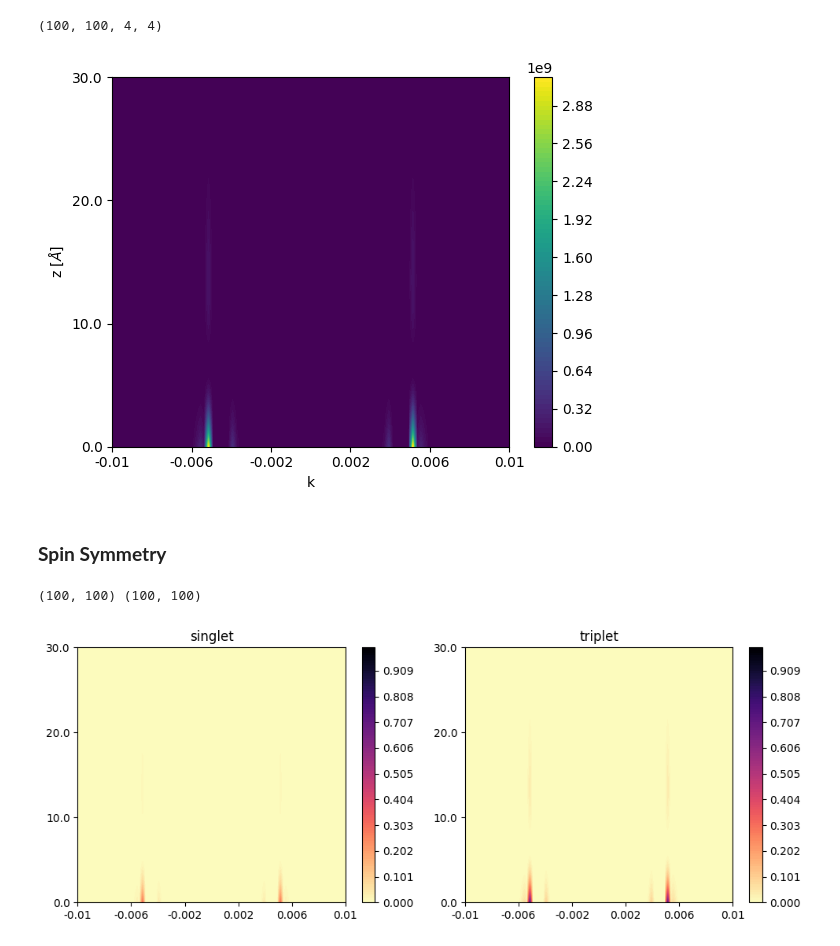
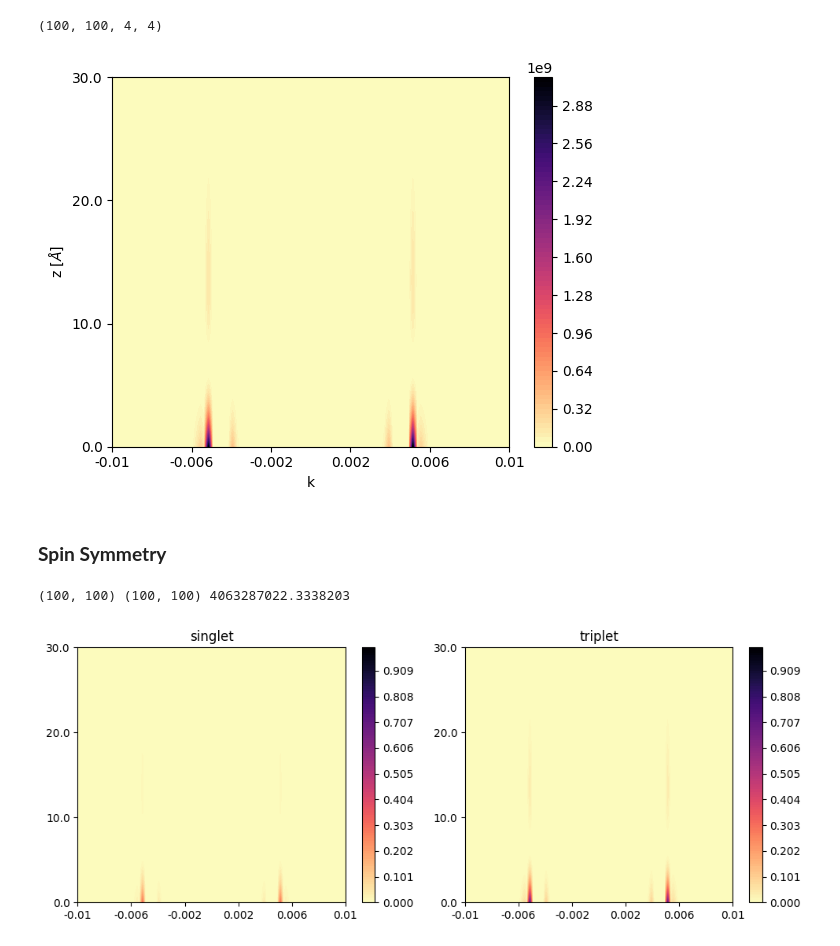
Before and after one commit to danidimic/MTI_SC_Gorkov, a Jupyter notebook: Pairing_Averaged_pMTI.ipynb, the cells around one changed output. Cells and saved outputs as stored; diff of their text form; code cells hidden in the pictures.

```diff
--- a/Pairing_Averaged_pMTI.ipynb
+++ b/Pairing_Averaged_pMTI.ipynb
@@ -23,12 +23,12 @@ Gamma = np.matrix([[1,0],[0,1],[1,0],[0,1]])
 Nlat = 100; d = 100.; dZ = d/(Nlat-1)
 
 egval = []; spinors = []
-momentum = np.linspace(-0.15, 0.15, 201)
+momentum = np.linspace(-0.15, 0.15, 101)
 
 for k in momentum:
 
     # eigenstates
-    lattice, egv, wf = eigenstates(Nlat=Nlat, dZ=dZ, kx = k, ky = 0., L = 0.020)
+    lattice, egv, wf = eigenstates(Nlat=Nlat, dZ=dZ, kx = k, ky = 0., L = 0.020, C=0.025, D1=0, D2=0)
 
     # indices for sorting by absolute value
     idx_sort = np.argsort(egv)
@@ -68,10 +68,23 @@ ax.set_ylim(-0.35,0.35);
 # %%
 from matplotlib.colors import Normalize
+from matplotlib.colors import LinearSegmentedColormap
+
+# Custom colormap with wide black region
+colors = [
+    (0.0, (0, 0, 1)),   # blue at left
+    (0.5, (0, 0, 0)),   # black starts early
+    (0.5, (0, 0, 0)),   # black ends late
+    (1.0, (1, 0, 0))    # red at right
+]
+
+# Create the colormap
+cmap = LinearSegmentedColormap.from_list("blue_wideblack_red", colors, N=256)
 
 # figure
 fig, ax = plt.subplots(1)
 # horizontal line zero energy
-ax.axhline(0, ls='--', lw=2, c='red')
+ax.axhline(0, ls='--', lw=1.5, c='black')
+ax.axhline(-0.005, ls='--', lw=1.5, c='black')
 
 # number of k values
 k_dim = spinors.shape[0]
@@ -99,7 +112,7 @@ for idx in range(n):
     segments = np.concatenate([points[:-1], points[1:]], axis=1)
 
     # create LineCollection
-    lc = LineCollection(segments, cmap='viridis', array=spin_z[:-1], lw=2, norm=norm)
+    lc = LineCollection(segments, cmap=cmap, array=spin_z[:-1], lw=2, norm=norm)
 
     # plot line
     line = ax.add_collection(lc)
@@ -107,5 +120,11 @@ for idx in range(n):
 fig.colorbar(line, ax=ax, label="Spin $S_z$")
 
 ax.set_xlim(-0.1,0.1);
-ax.set_ylim(-0.35,0.35);
+ax.set_ylim(-0.3,0.3);
+
+ax.set_xlim(-0.015, 0.015);
+ax.set_ylim(-0.05, 0.05);
+
+#fig.savefig('PPT/MTI_p20_spectrum_zoom.pdf', bbox_inches='tight', pad_inches=0.1)
+#fig.savefig('PPT/MTI_p20_spectrum_zoom.svg', bbox_inches='tight', pad_inches=0.1)
 # %% [output]
@@ -158,24 +177,27 @@ print(F_data.shape)
 # %%
 # norm of the induced pairing
 F = np.linalg.norm(F_data, axis=(2,3))
 
-contour = plt.contourf(F.T, levels=100)
+contour = plt.contourf(F.T, levels=100, cmap='magma_r')
 plt.colorbar(contour)
 
 y_ticks = np.linspace(0, len(Z)-1, 4)
 y_labels = np.linspace(Z[0], Z[-1], 4)
 
 x_ticks = np.linspace(0, len(K)-1, 6)
 x_labels = np.linspace(K[0], K[-1], 6)
 
 
 plt.xticks(x_ticks, x_labels);
 plt.yticks(y_ticks, y_labels);
 
 plt.xlabel('k')
 plt.ylabel('z [$\AA$]');
+
+#plt.savefig('PPT/MTI_p20_pair.pdf', bbox_inches='tight', pad_inches=0.1)
+#plt.savefig('PPT/MTI_p20_pair.svg', bbox_inches='tight', pad_inches=0.1)
 # %% [output]
-[figure, old version]
+[figure, new version]
 # %% [markdown]
 ### **Spin Symmetry**
 # %%
@@ -193,7 +215,7 @@ norm = np.max(fs+ft)
 
 print(fs.shape, ft.shape)
 # %% [output]
-(100, 100) (100, 100)
+(100, 100) (100, 100) 4063287022.3338203
 # %%
 fig, axes = plt.subplots(1, 2, figsize=(10, 4))  # 1 row, 2 columns
 
```
Also changed, not shown: parts of 9 cells of this notebook, 14 other files.
